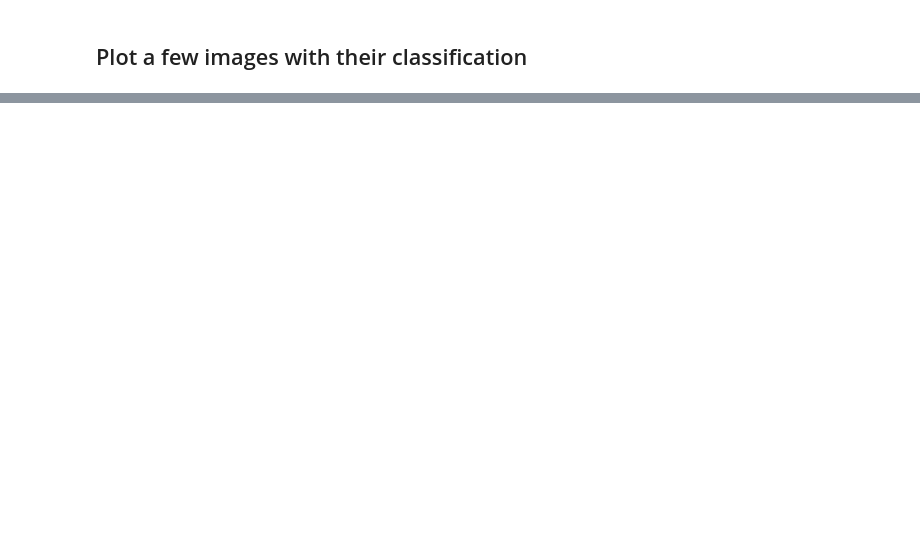
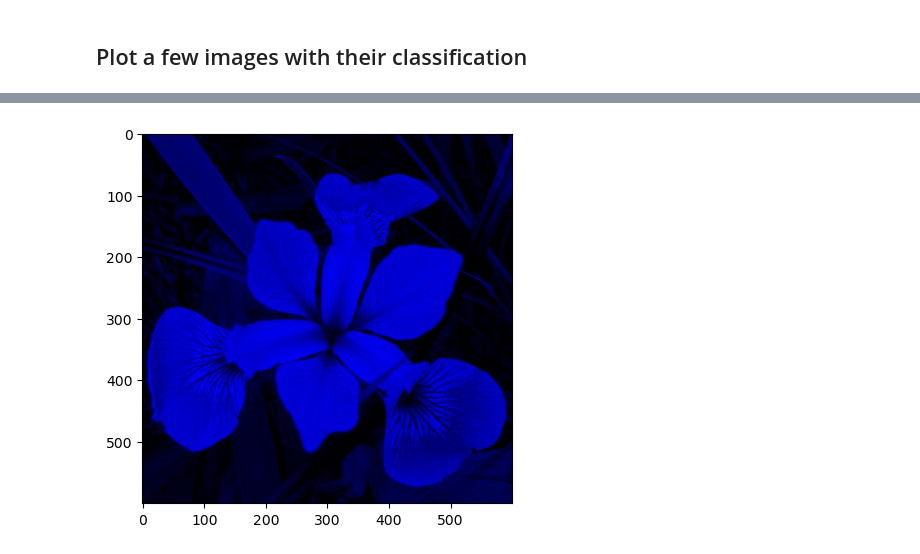
Before and after one commit to ctorney/LSC-notebooks, a Jupyter notebook: week5/deep_net.ipynb, the cells around one changed output, grey strips where cells are left out. Saved outputs shown, nothing was run; the diff lists cells and outputs as text; code cells hidden in the pictures; blank space fills up the shorter version.

```diff
--- a/week5/deep_net.ipynb
+++ b/week5/deep_net.ipynb
@@ -127,0 +167,6 @@ plt.show()
+# %%
+img[:,:,1:] = 0
+im = plt.imshow(img[...,::-1])
+plt.show()
+# %% [output]
+[figure, added]
```
Also changed, not shown: parts of 26 cells of this notebook.
